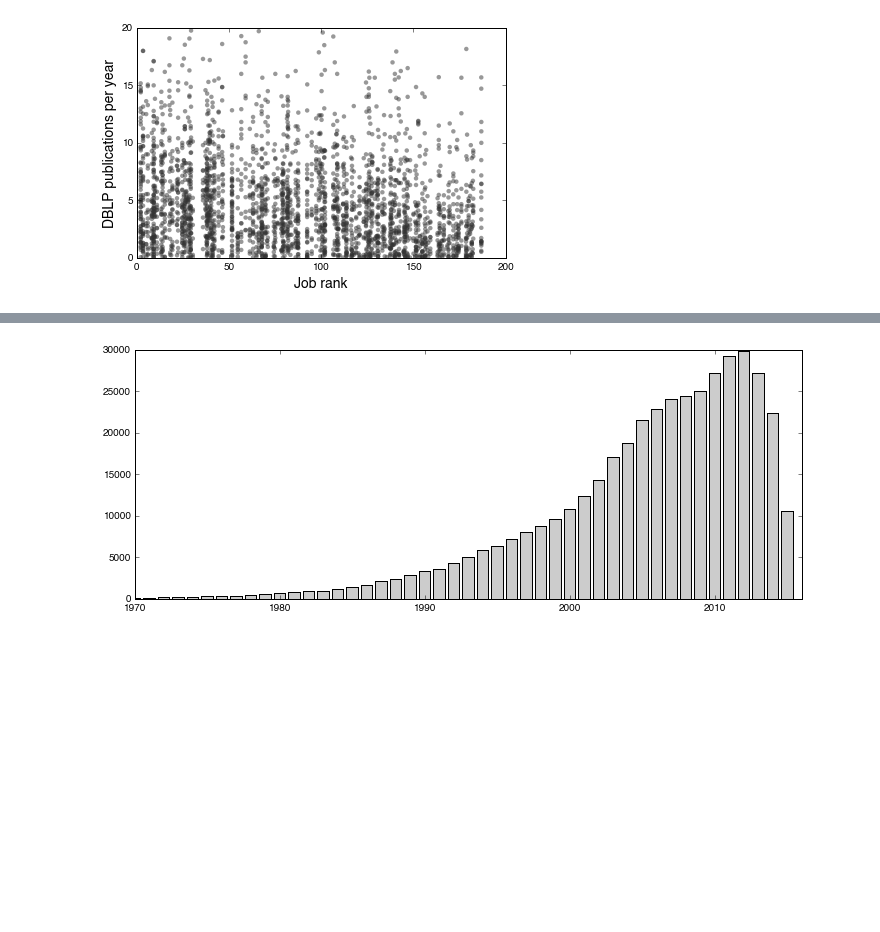
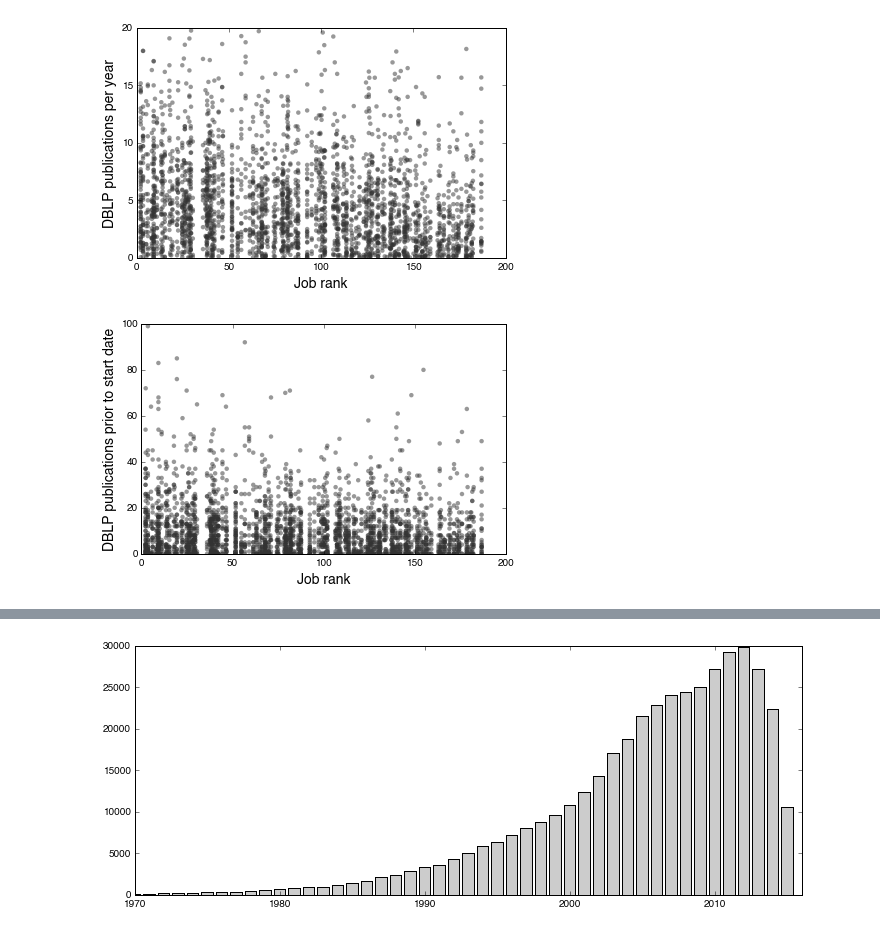
Before and after one commit to samfway/faculty_hiring, a Jupyter notebook: notebooks/Exploration_Publication_Stats.ipynb, the cells around one changed output, grey strips where cells are left out. Cells and saved outputs as stored; diff of their text form; code cells hidden in the pictures; blank space fills up the shorter version.

```diff
--- a/notebooks/Exploration_Publication_Stats.ipynb
+++ b/notebooks/Exploration_Publication_Stats.ipynb
@@ -54,3 +54,14 @@ print len(faculty), 'records'
 1720 GS records
 2990 DBLP records
 3140 records
+# %%
+left_out = 0
+left_out_probs_wrong = 0
+
+for i, f in enumerate(faculty):
+    if 'gs_pubs' in f and 'dblp_pubs' not in f:
+        left_out += 1
+        if len(f['gs_pubs']) > 500:
+            left_out_probs_wrong += 1
+
+print left_out, left_out_probs_wrong
@@ -56,0 +70,8 @@ print len(faculty), 'records'
+# %%
+probably_wrong = 0
+
+for i, f in enumerate(faculty):
+    if 'gs_pubs' in f and len(f['gs_pubs']) > 1000:
+        probably_wrong += 1
+
+print probably_wrong
@@ -212,3 +235,26 @@ ax.set_ylim(0, 20)
 plt.show()
 # %% [output]
 [figure]
+# %%
+fig, ax = plt.subplots(1, 1, figsize=(6,4))
+
+ranks = []
+dblp_pubs = []
+
+for f in faculty:
+    if 'dblp_pubs' in f:
+        ranks.append(inst.get(f.first_asst_job_location, inst['UNKNOWN'])['pi'])
+        num_pubs = 0
+        for pub in f['dblp_pubs']:
+            if 'year' in pub and pub['year'] <= f.first_asst_job_year + 1:
+                num_pubs += 1
+        dblp_pubs.append(num_pubs)
+
+ax.scatter(ranks, dblp_pubs, c='0.2', edgecolor='None', alpha=0.5)
+ax.set_ylabel('DBLP publications prior to start date', fontsize=LABEL_SIZE)
+ax.set_xlabel('Job rank', fontsize=LABEL_SIZE)
+ax.set_xlim(0, 200)
+ax.set_ylim(0, 100)
+plt.show()
+# %% [output]
+[figure, added]
```
Also changed, not shown: parts of 5 cells of this notebook, 5 other files.
